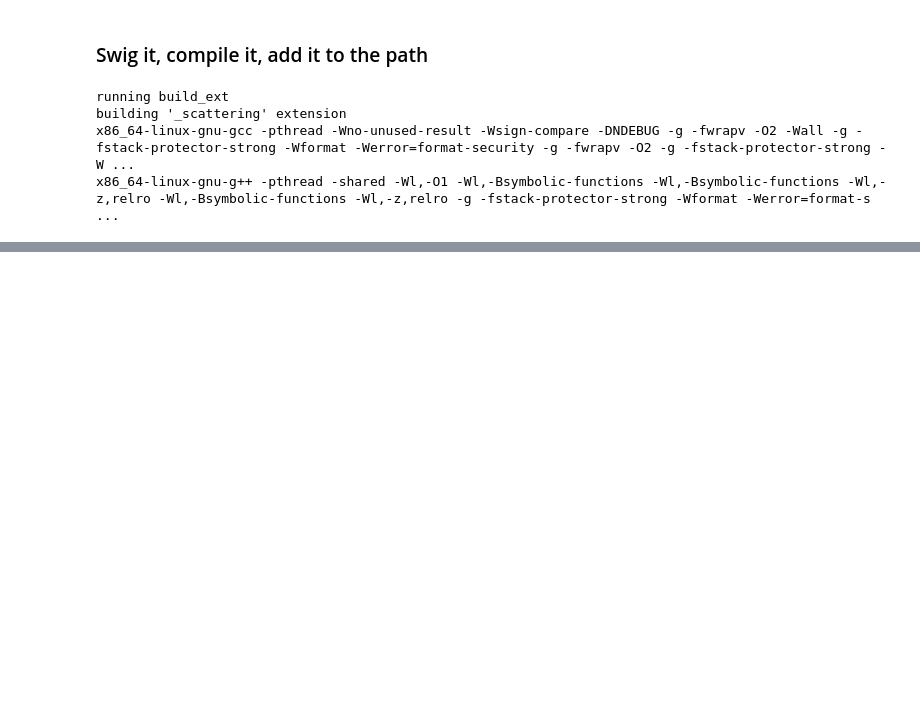
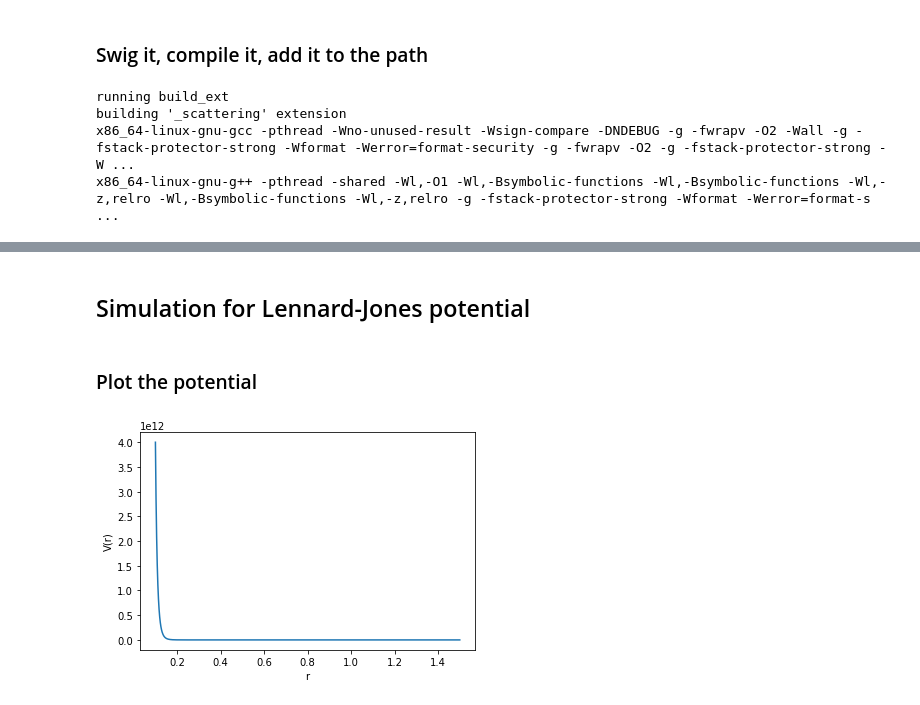
Before and after one commit to ubsuny/CompPhys, a Jupyter notebook: Calculus/scattering.ipynb, the cells around one changed output, grey strips where cells are left out. Saved outputs shown, nothing was run; the diff lists cells and outputs as text; code cells hidden in the pictures; blank space fills up the shorter version.

```diff
--- a/Calculus/scattering.ipynb
+++ b/Calculus/scattering.ipynb
@@ -30,0 +66,21 @@ import matplotlib.pyplot as plt
+# %% [markdown]
+## Simulation for Lennard-Jones potential
+# %% [markdown]
+### Plot the potential
+# %%
+E = 0.705
+b_min = 0.6
+b_max = 2.0
+n_b = 14
+V0 = 1.0
+lj = scattering.lennard_jones( V0 )
+
+
+rvals = np.linspace(0.1,1.5,1000)
+ljvals = [ lj(r) for r in rvals ]
+plt.plot(rvals,ljvals)
+plt.xlabel("r")
+plt.ylabel("V(r)")
+plt.show()
+# %% [output]
+[figure, added]
```
Also changed, not shown: parts of 8 cells of this notebook, 4 other files.
